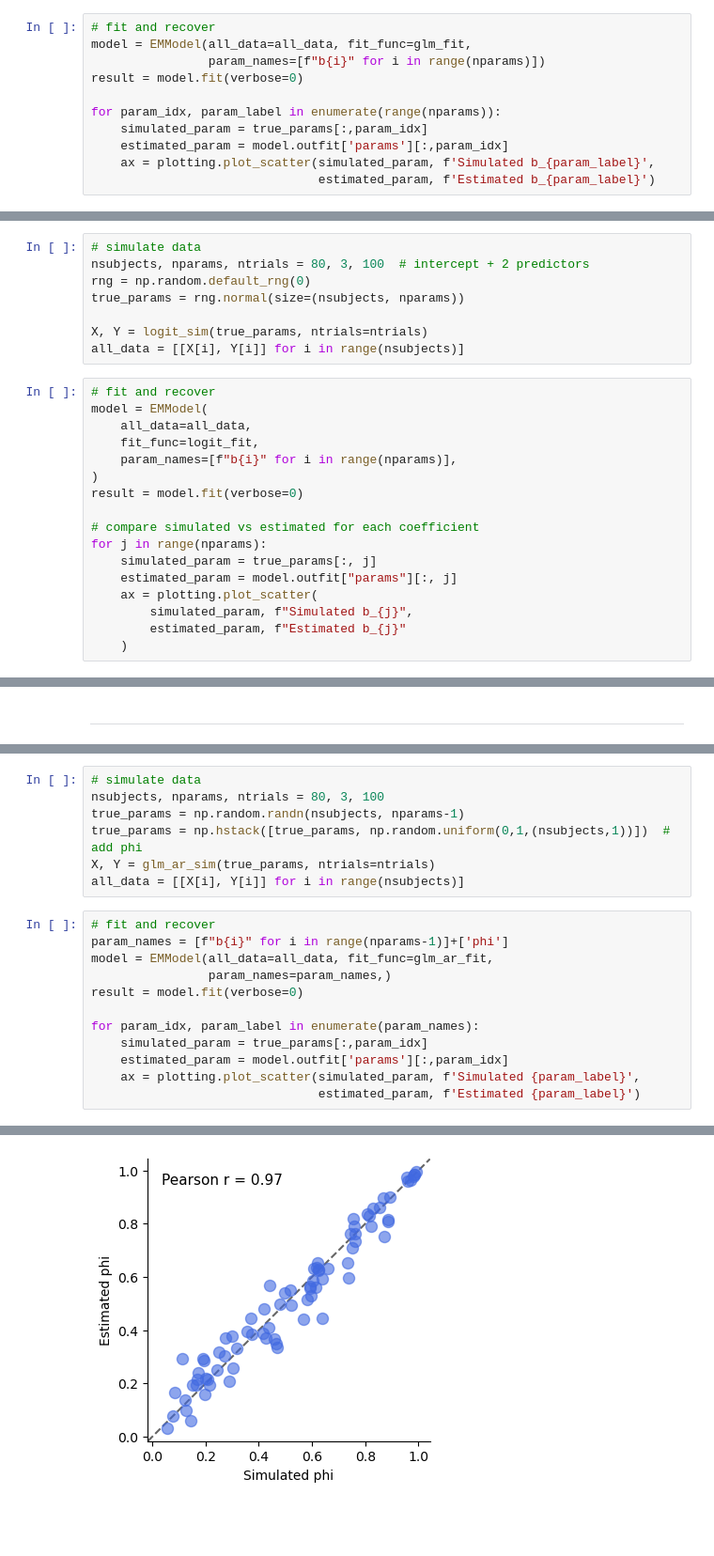
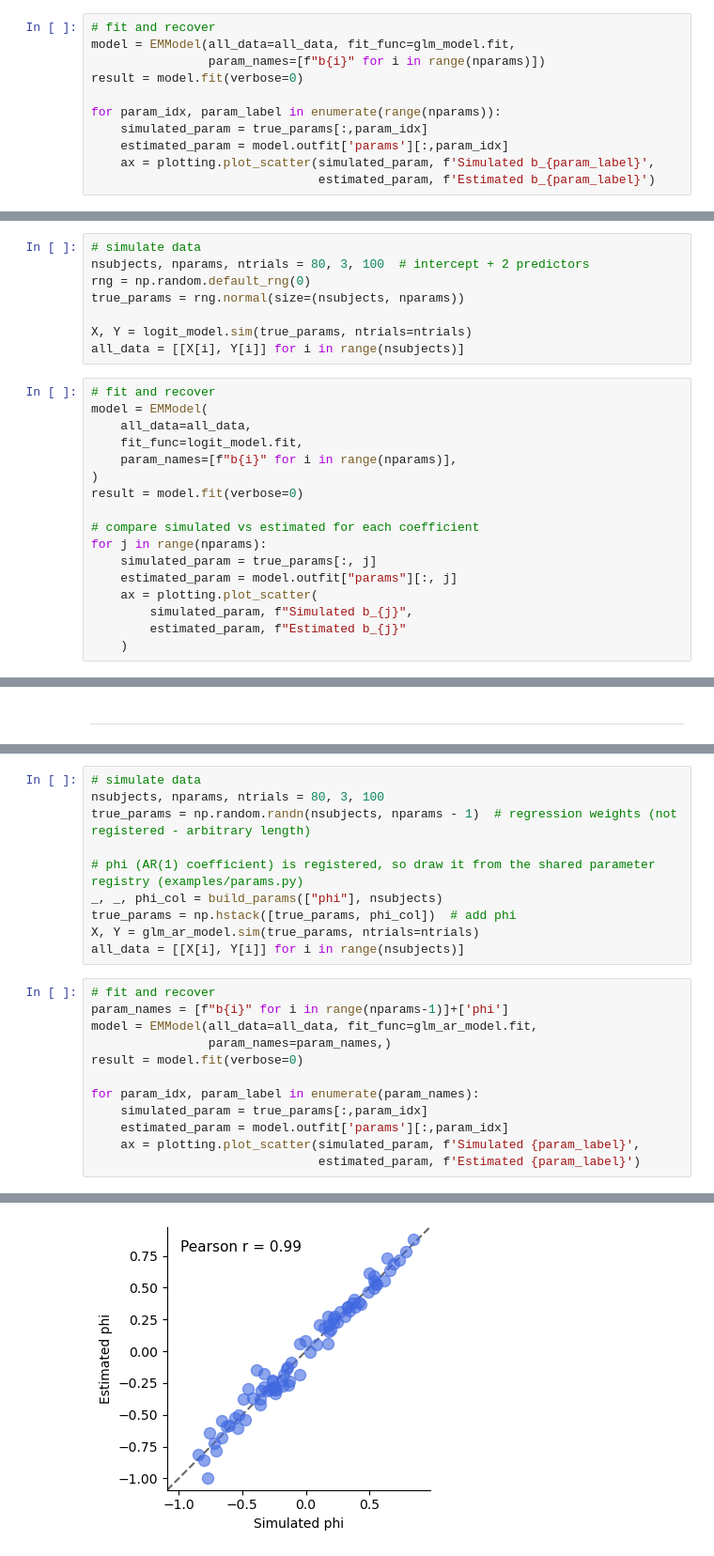
Before and after one commit to shawnrhoads/pyEM, a Jupyter notebook: examples/glm.ipynb, the cells around one changed output, grey strips where cells are left out. Shown at 94% size. Saved outputs shown, nothing was run; the diff lists cells and outputs as text; blank space fills up the shorter version.

```diff
--- a/examples/glm.ipynb
+++ b/examples/glm.ipynb
@@ -17,7 +27,7 @@ X, Y = glm_sim(true_params, ntrials=ntrials)
 all_data = [[X[i], Y[i]] for i in range(nsubjects)]
 # %%
 # fit and recover
-model = EMModel(all_data=all_data, fit_func=glm_fit,
+model = EMModel(all_data=all_data, fit_func=glm_model.fit,
                 param_names=[f"b{i}" for i in range(nparams)])
 result = model.fit(verbose=0)
 
@@ -41,13 +62,13 @@ nsubjects, nparams, ntrials = 80, 3, 100  # intercept + 2 predictors
 rng = np.random.default_rng(0)
 true_params = rng.normal(size=(nsubjects, nparams))
 
-X, Y = logit_sim(true_params, ntrials=ntrials)
+X, Y = logit_model.sim(true_params, ntrials=ntrials)
 all_data = [[X[i], Y[i]] for i in range(nsubjects)]
 # %%
 # fit and recover
 model = EMModel(
     all_data=all_data,
-    fit_func=logit_fit,
+    fit_func=logit_model.fit,
     param_names=[f"b{i}" for i in range(nparams)],
 )
 result = model.fit(verbose=0)
@@ -72,14 +104,17 @@ from pyem.models.glm import glm_ar_sim, glm_ar_fit
 # %%
 # simulate data
 nsubjects, nparams, ntrials = 80, 3, 100
-true_params = np.random.randn(nsubjects, nparams-1)
-true_params = np.hstack([true_params, np.random.uniform(0,1,(nsubjects,1))])  # add phi
-X, Y = glm_ar_sim(true_params, ntrials=ntrials)
+true_params = np.random.randn(nsubjects, nparams - 1)  # regression weights (not registered - arbitrary length)
+
+# phi (AR(1) coefficient) is registered, so draw it from the shared parameter registry (examples/params.py)
+_, _, phi_col = build_params(["phi"], nsubjects)
+true_params = np.hstack([true_params, phi_col])  # add phi
+X, Y = glm_ar_model.sim(true_params, ntrials=ntrials)
 all_data = [[X[i], Y[i]] for i in range(nsubjects)]
 # %%
 # fit and recover
 param_names = [f"b{i}" for i in range(nparams-1)]+['phi']
-model = EMModel(all_data=all_data, fit_func=glm_ar_fit,
+model = EMModel(all_data=all_data, fit_func=glm_ar_model.fit,
                 param_names=param_names,)
 result = model.fit(verbose=0)
 
@@ -94 +129 @@ for param_idx, param_label in enumerate(param_names):
-[figure, old version]
+[figure, new version]
```
Also changed, not shown: parts of 6 cells of this notebook, 9 other files.
